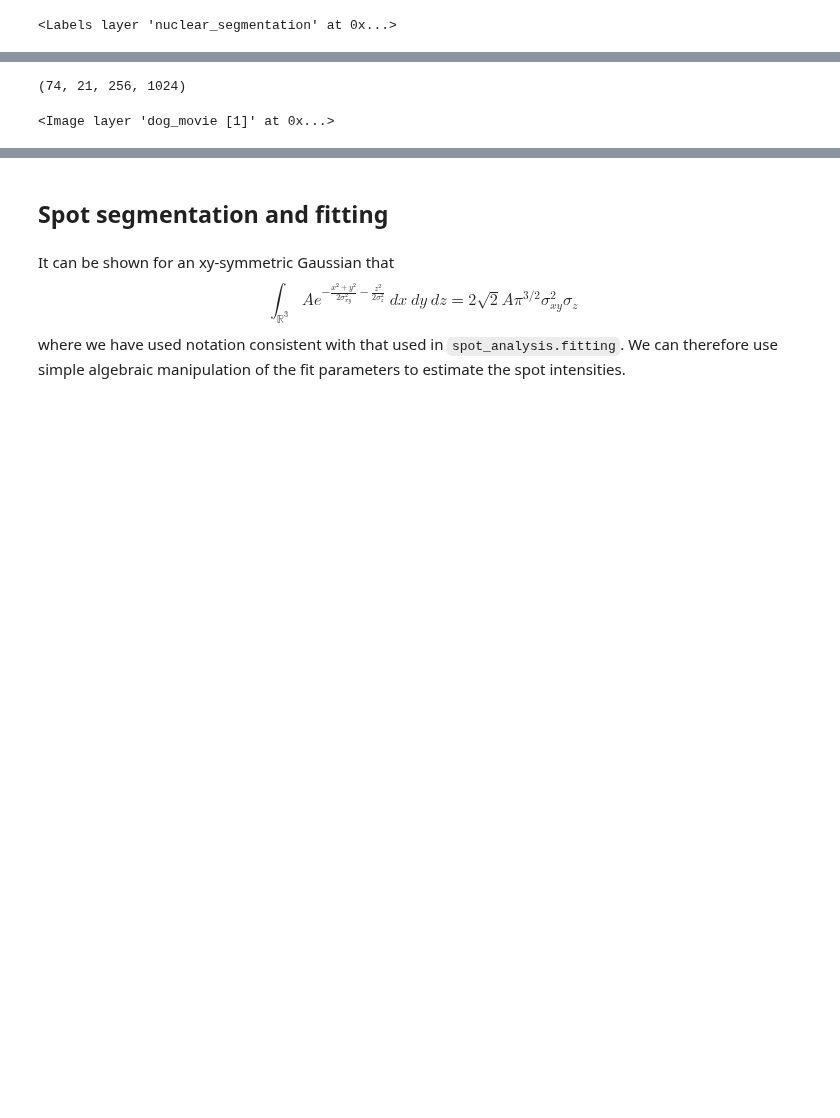
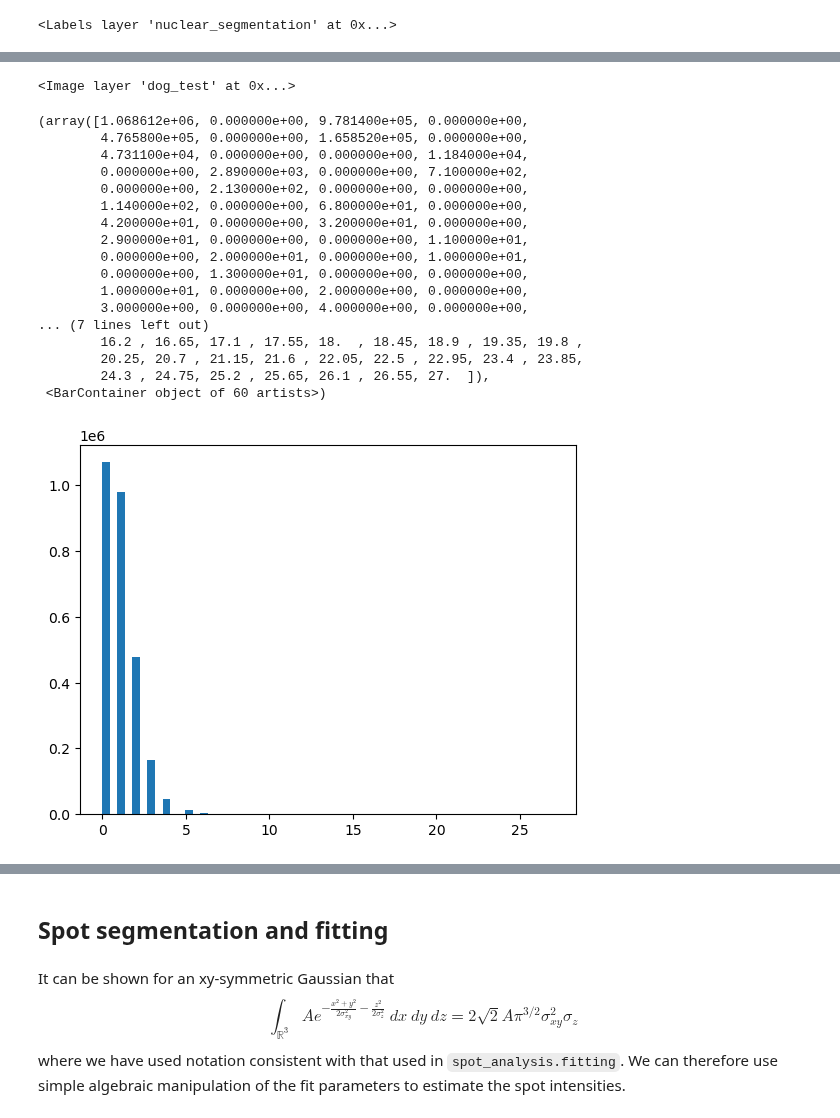
Before and after one commit to GarciaLab/transcription_pipeline, a Jupyter notebook: test.ipynb, the cells around one changed output, grey strips where cells are left out. Cells and saved outputs as stored; diff of their text form; code cells hidden in the pictures; blank space fills up the shorter version.

```diff
--- a/test.ipynb
+++ b/test.ipynb
@@ -116,8 +99,0 @@ dog_movie = np.reshape(dog_movie, nuclear_channel.shape)
-# %%
-nuclear_channel.shape
-# %% [output]
-(74, 21, 256, 1024)
-# %%
-viewer.add_image(dog_movie)
-# %% [output]
-<Image layer 'dog_movie [1]' at 0x...>
@@ -123,0 +102,4 @@ viewer.add_image(dog_movie)
+# %%
+viewer.add_image(dog_test)
+# %% [output]
+<Image layer 'dog_test' at 0x...>
@@ -123,0 +108,21 @@ viewer.add_image(dog_movie)
+# %%
+plt.hist(frame_test.flatten(), bins=60)
+# %% [output]
+(array([1.068612e+06, 0.000000e+00, 9.781400e+05, 0.000000e+00,
+        4.765800e+05, 0.000000e+00, 1.658520e+05, 0.000000e+00,
+        4.731100e+04, 0.000000e+00, 0.000000e+00, 1.184000e+04,
+        0.000000e+00, 2.890000e+03, 0.000000e+00, 7.100000e+02,
+        0.000000e+00, 2.130000e+02, 0.000000e+00, 0.000000e+00,
+        1.140000e+02, 0.000000e+00, 6.800000e+01, 0.000000e+00,
+        4.200000e+01, 0.000000e+00, 3.200000e+01, 0.000000e+00,
+        2.900000e+01, 0.000000e+00, 0.000000e+00, 1.100000e+01,
+        0.000000e+00, 2.000000e+01, 0.000000e+00, 1.000000e+01,
+        0.000000e+00, 1.300000e+01, 0.000000e+00, 0.000000e+00,
+        1.000000e+01, 0.000000e+00, 2.000000e+00, 0.000000e+00,
+        3.000000e+00, 0.000000e+00, 4.000000e+00, 0.000000e+00,
+... (7 lines left out)
+        16.2 , 16.65, 17.1 , 17.55, 18.  , 18.45, 18.9 , 19.35, 19.8 ,
+        20.25, 20.7 , 21.15, 21.6 , 22.05, 22.5 , 22.95, 23.4 , 23.85,
+        24.3 , 24.75, 25.2 , 25.65, 26.1 , 26.55, 27.  ]),
+ <BarContainer object of 60 artists>)
+[figure, added]
```
Also changed, not shown: parts of 30 cells of this notebook, 1 other file.
